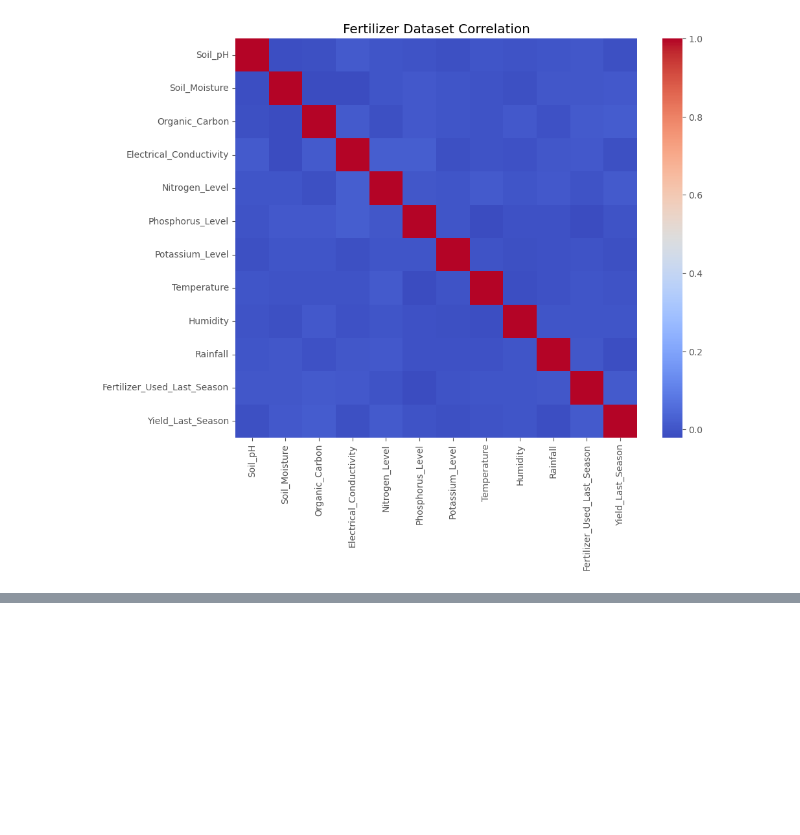
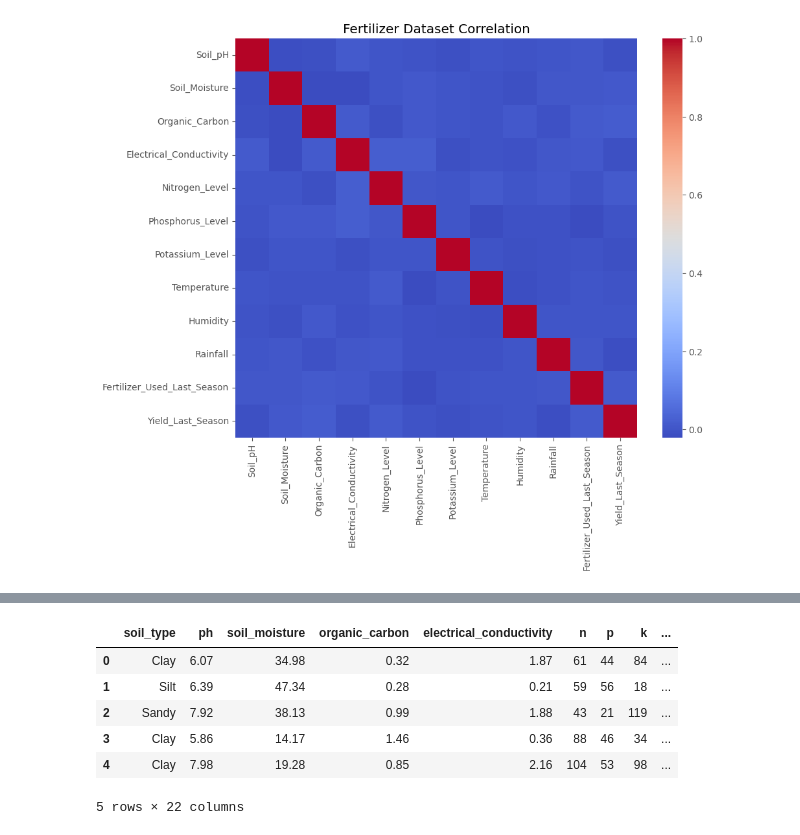
Before and after one commit to venkatjyoshitpotnuru/AgriFlow-AI, a Jupyter notebook: notebooks/AgriFlow_AI.ipynb, the cells around one changed output, grey strips where cells are left out. Saved outputs shown, nothing was run; the diff lists cells and outputs as text; code cells hidden in the pictures; blank space fills up the shorter version.

```diff
--- a/notebooks/AgriFlow_AI.ipynb
+++ b/notebooks/AgriFlow_AI.ipynb
@@ -691,0 +809,7 @@ plt.show()
+# %%
+fert_df.rename(columns={
+    "nitrogen_level":"n",
+    "phosphorus_level":"p",
+    "potassium_level":"k",
+    "soil_ph":"ph"
+}, inplace=True)
@@ -691,0 +856,10 @@ plt.show()
+# %%
+fert_df.head()
+# %% [output]
+|  | soil_type | ph | soil_moisture | organic_carbon | electrical_conductivity | n | p | k | ... |
+| 0 | Clay | 6.07 | 34.98 | 0.32 | 1.87 | 61 | 44 | 84 | ... |
+| 1 | Silt | 6.39 | 47.34 | 0.28 | 0.21 | 59 | 56 | 18 | ... |
+| 2 | Sandy | 7.92 | 38.13 | 0.99 | 1.88 | 43 | 21 | 119 | ... |
+| 3 | Clay | 5.86 | 14.17 | 1.46 | 0.36 | 88 | 46 | 34 | ... |
+| 4 | Clay | 7.98 | 19.28 | 0.85 | 2.16 | 104 | 53 | 98 | ... |
+5 rows × 22 columns
```
Also changed, not shown: parts of 18 cells of this notebook.
